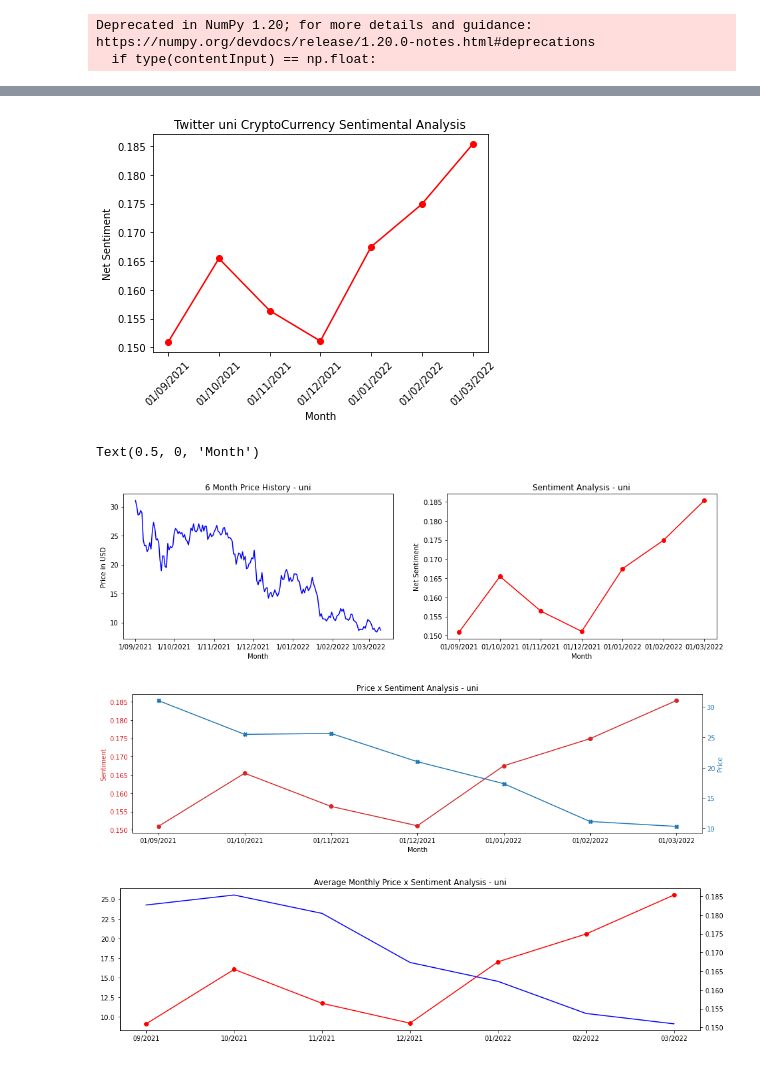
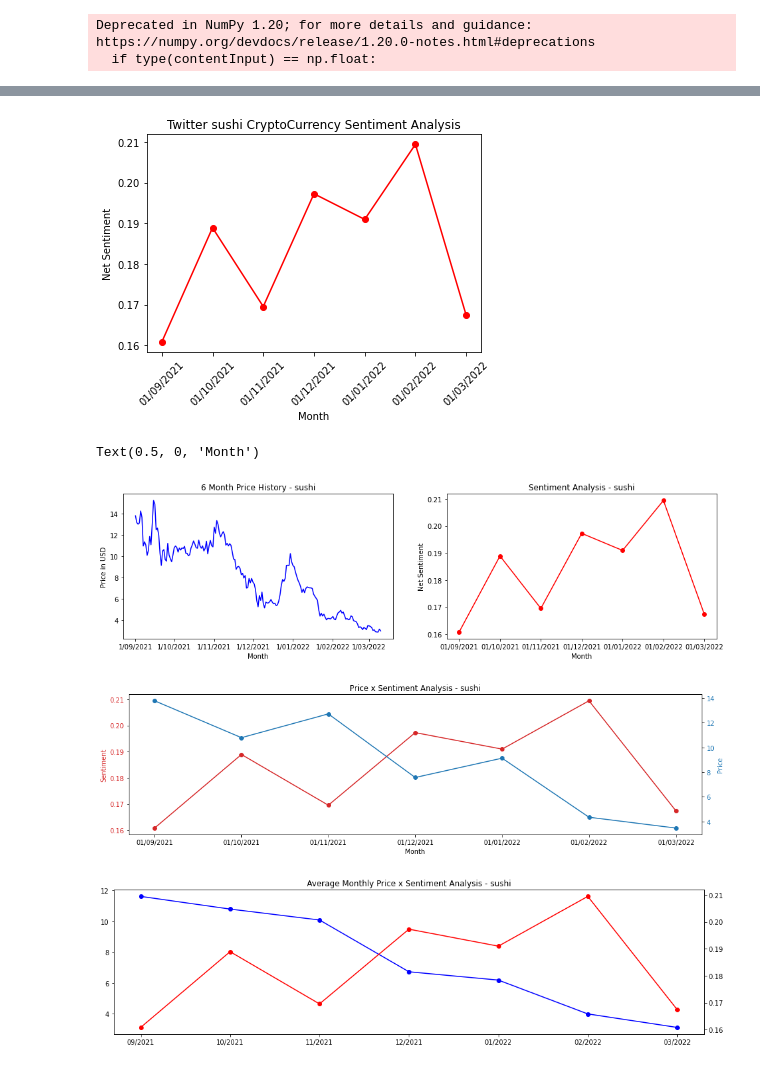
Before and after one commit to RodentOfUnusualSizee/IS434-Social-Analytics-Crypto, a Jupyter notebook: Twitter/main.ipynb, the cells around one changed output, grey strips where cells are left out. Saved outputs shown, nothing was run; the diff lists cells and outputs as text; code cells hidden in the pictures.

```diff
--- a/Twitter/main.ipynb
+++ b/Twitter/main.ipynb
@@ -7,7 +7,7 @@ import matplotlib.pyplot as plt
 # %%
 # change search term then run all
 # aave,  comp, crv, mkr, sushi, uni,  btc and eth lacking tweet data
-search_term = "uni"
+search_term = "sushi"
 tweet_path = 'Tweets\{}.xlsx'.format(search_term)
 price_path = 'Price Data\{}.xlsx'.format(search_term)
 # %%
@@ -103,4 +103,5 @@ Text(0, 0.5, 'Price in USD')
 # %%
+#individual plot of sentinment analysis
 xAxis = []
 yAxis = []
 
@@ -109,13 +110,13 @@ for date in timeSplitDataNetScore:
     yAxis.append(timeSplitDataNetScore[date])
 
 plt.plot(xAxis,yAxis, color='red', marker='o')
-plt.title(('Twitter {} CryptoCurrency Sentimental Analysis').format(search_term))
+plt.title(('Twitter {} CryptoCurrency Sentiment Analysis').format(search_term))
 plt.xlabel('Month')
 plt.xticks(rotation=45)
 plt.ylabel('Net Sentiment')
 plt.show()
 # %% [output]
-[figure, old version]
+[figure, new version]
 # %%
 fig, (ax1, ax2) = plt.subplots(1, 2, figsize=(16, 4))
 ax1.plot(time, price, color="blue", linestyle="solid")
@@ -129,7 +130,7 @@ ax2.set_ylabel('Net Sentiment')
 ax2.set_xlabel('Month')
 # %% [output]
 Text(0.5, 0, 'Month')
-[figure, old version]
+[figure, new version]
 # %%
 tmp = pd.read_excel(price_path, sheet_name="working")
 df3 = pd.DataFrame()
@@ -157,39 +158,35 @@ ax4 = ax3.twinx()
 
 color = 'tab:blue'
 ax4.set_ylabel('Price', color=color)
-ax4.plot(time2, price2, color=color, marker='X')
+ax4.plot(time2, price2, color=color, marker='o')
 ax4.tick_params(axis='y', labelcolor=color)
 
 plt.title(("Price x Sentiment Analysis - {}").format(search_term))
 plt.show()
 # %% [output]
-[figure, old version]
+[figure, new version]
 # %%
-df4 = pd.read_excel(price_path, sheet_name="working")
+df4 = pd.read_excel(price_path, sheet_name="AvgMthPrice")
 
 month1 = df4["month"].to_numpy()
 avgPrice = df4["avgPriceUSD"].to_numpy()
 
-#remove nans
-cleanMonth = [x for x in month1 if str(x) != 'nan']
-cleanAvgPrice = [x for x in avgPrice if str(x) != 'nan']
-
 fig2, ax5 = plt.subplots(figsize=(16, 4))
 
-ax5.plot(cleanMonth, cleanAvgPrice, color="blue", linestyle="solid")
+ax5.plot(month1, avgPrice, color="blue", marker="o", linestyle="solid")
 
 ax6 = ax5.twinx()
 
 xA = []
 yA = []
 
 for date in timeSplitDataNetScore:
     xA.append(date)
     yA.append(timeSplitDataNetScore[date])
 
 ax6.plot(xA,yA, color='red', marker='o')
 
 plt.title(("Average Monthly Price x Sentiment Analysis - {}").format(search_term))
 plt.show()
 # %% [output]
-[figure, old version]
+[figure, new version]
```
Also changed, not shown: parts of 1 cell of this notebook, 5 other files.
